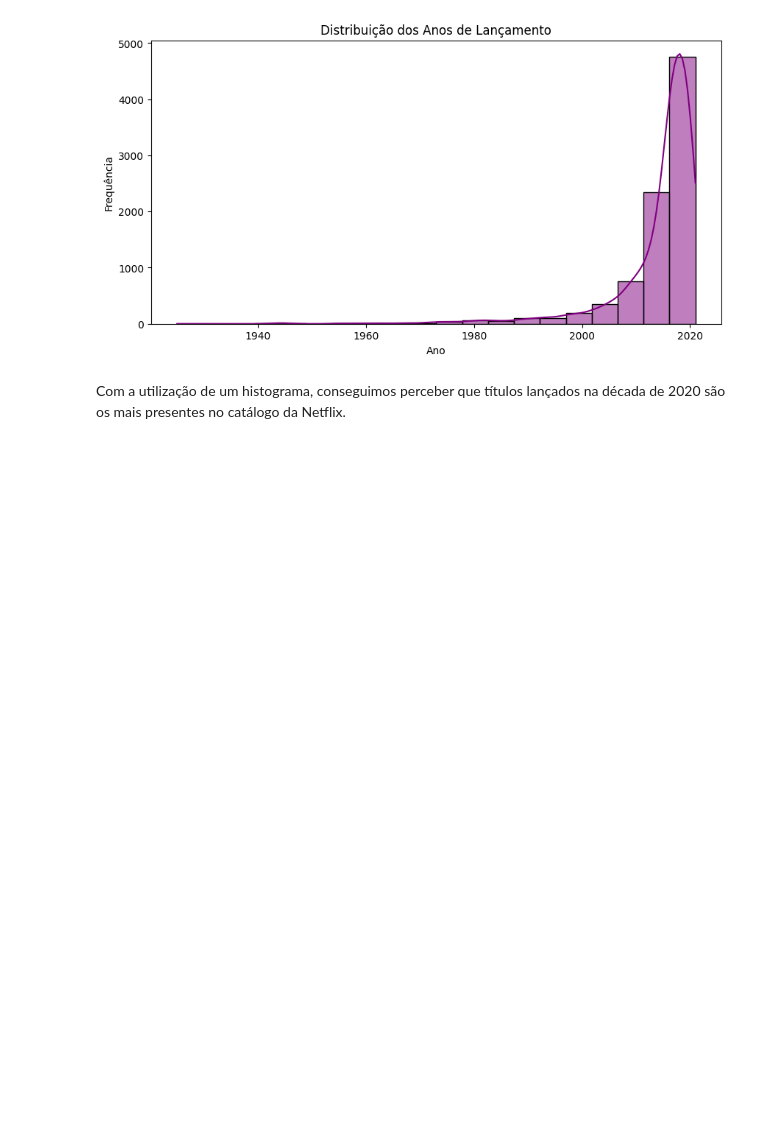
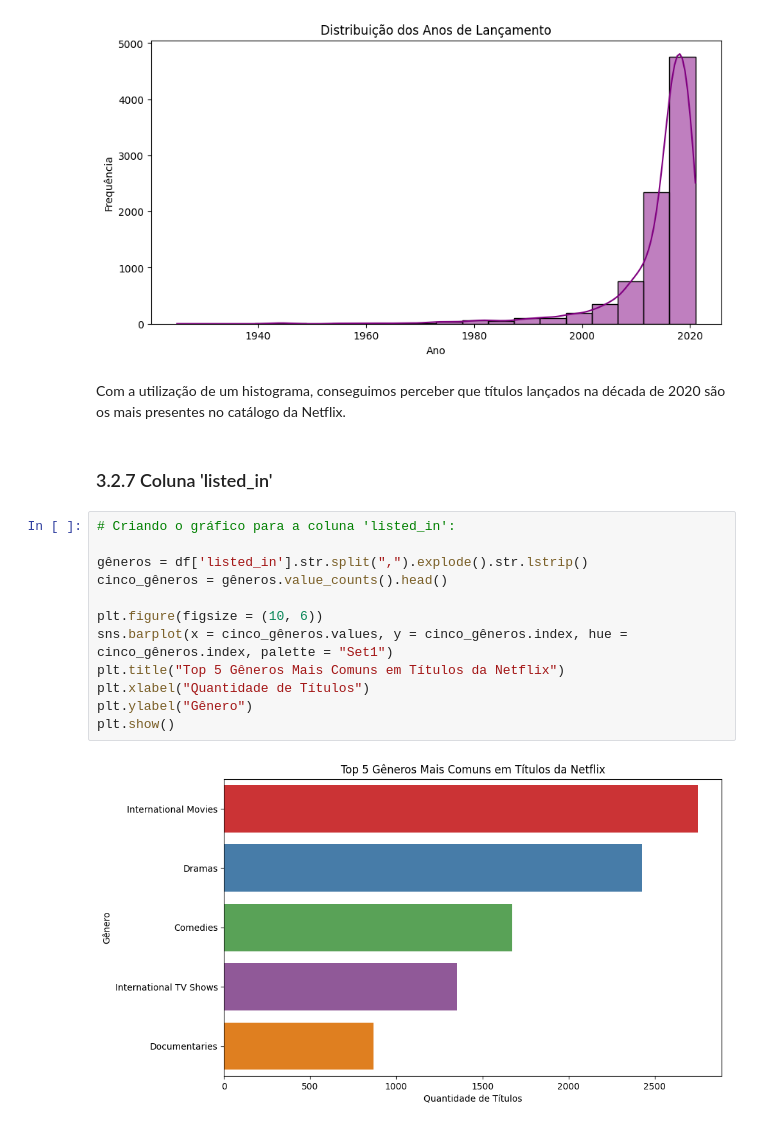
Before and after one commit to mendes078/Projeto_2025.2, a Jupyter notebook: Projeto - 2025.2/main.ipynb, the cells around one changed output. Saved outputs shown, nothing was run; the diff lists cells and outputs as text; blank space fills up the shorter version.

Commit message:
7 - finalização dos gráficos
Finalização dos gráficos com as colunas 'duration' e 'listed_in'.

```diff
--- a/Projeto - 2025.2/main.ipynb
+++ b/Projeto - 2025.2/main.ipynb
@@ -466,3 +466,19 @@ plt.show()
 [figure]
 # %% [markdown]
 Com a utilização de um histograma, conseguimos perceber que títulos lançados na década de 2020 são os mais presentes no catálogo da Netflix.
+# %% [markdown]
+### 3.2.7 Coluna 'listed_in'
+# %%
+# Criando o gráfico para a coluna 'listed_in':
+
+gêneros = df['listed_in'].str.split(",").explode().str.lstrip()
+cinco_gêneros = gêneros.value_counts().head()
+
+plt.figure(figsize = (10, 6))
+sns.barplot(x = cinco_gêneros.values, y = cinco_gêneros.index, hue = cinco_gêneros.index, palette = "Set1")
+plt.title("Top 5 Gêneros Mais Comuns em Títulos da Netflix")
+plt.xlabel("Quantidade de Títulos")
+plt.ylabel("Gênero")
+plt.show()
+# %% [output]
+[figure, added]
```
Also changed, not shown: parts of 3 cells of this notebook.
